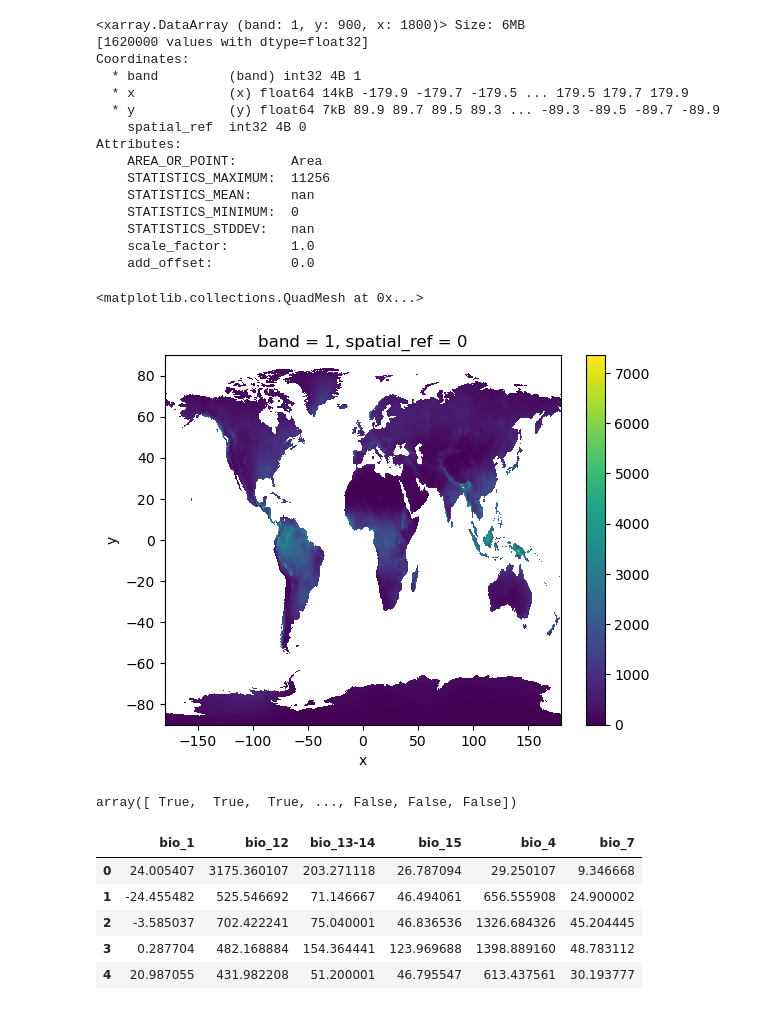
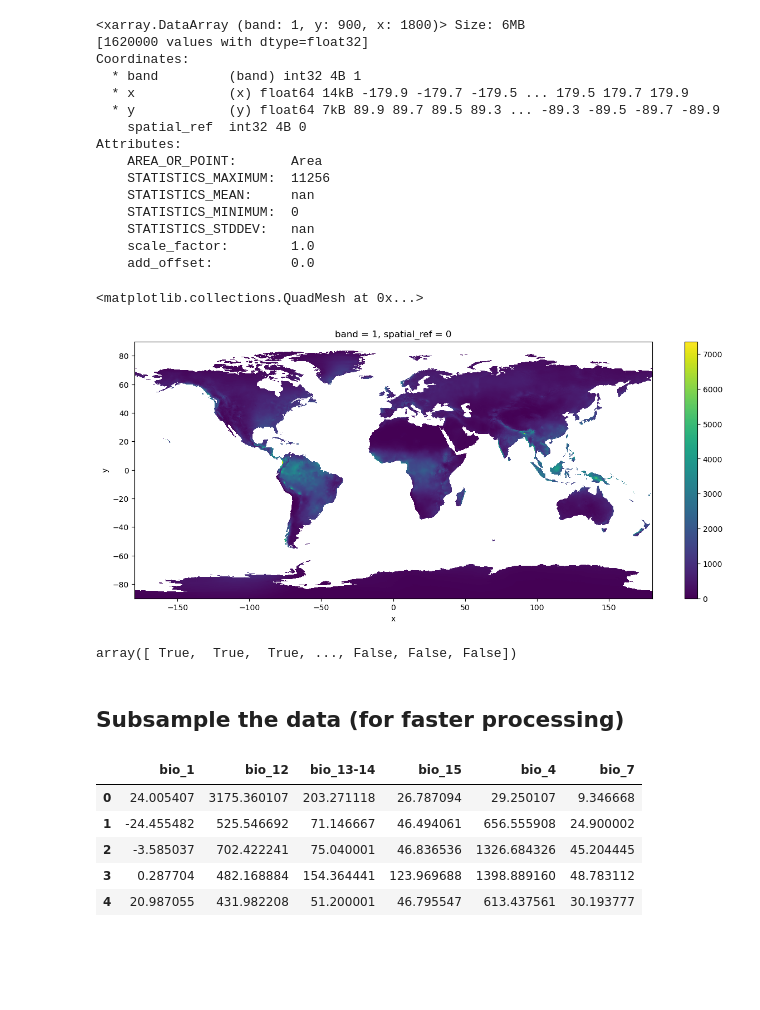
Before and after one commit to GeoSense-Freiburg/teach_2024_msc_envscience_remote_sensing_and_geoinformatics, a Jupyter notebook: 01_earth_observation_data/03_earth_observation_products_dimension_reduction.ipynb, the cells around one changed output. Cells and saved outputs as stored; diff of their text form; code cells hidden in the pictures; blank space fills up the shorter version.

```diff
--- a/01_earth_observation_data/03_earth_observation_products_dimension_reduction.ipynb
+++ b/01_earth_observation_data/03_earth_observation_products_dimension_reduction.ipynb
@@ -58,11 +79,12 @@ Attributes:
     STATISTICS_STDDEV:   nan
     scale_factor:        1.0
     add_offset:          0.0
-# %%
-rasters['bio_12'].plot()
-# %% [output]
-<matplotlib.collections.QuadMesh at 0x...>
-[figure, removed]
+# %%
+fig, ax = plt.subplots(figsize=(15, 6))
+rasters['bio_12'].plot()
+# %% [output]
+<matplotlib.collections.QuadMesh at 0x...>
+[figure, added]
 # %%
 
 # Get the first raster
@@ -74,6 +96,8 @@ non_na_indices = np.isnan(first_raster)
 non_na_indices
 # %% [output]
 array([ True,  True,  True, ..., False, False, False])
+# %% [markdown]
+## Subsample the data (for faster processing)
 # %%
 np.random.seed(0)
 
```
Also changed, not shown: parts of 8 cells of this notebook, 2 other files.
